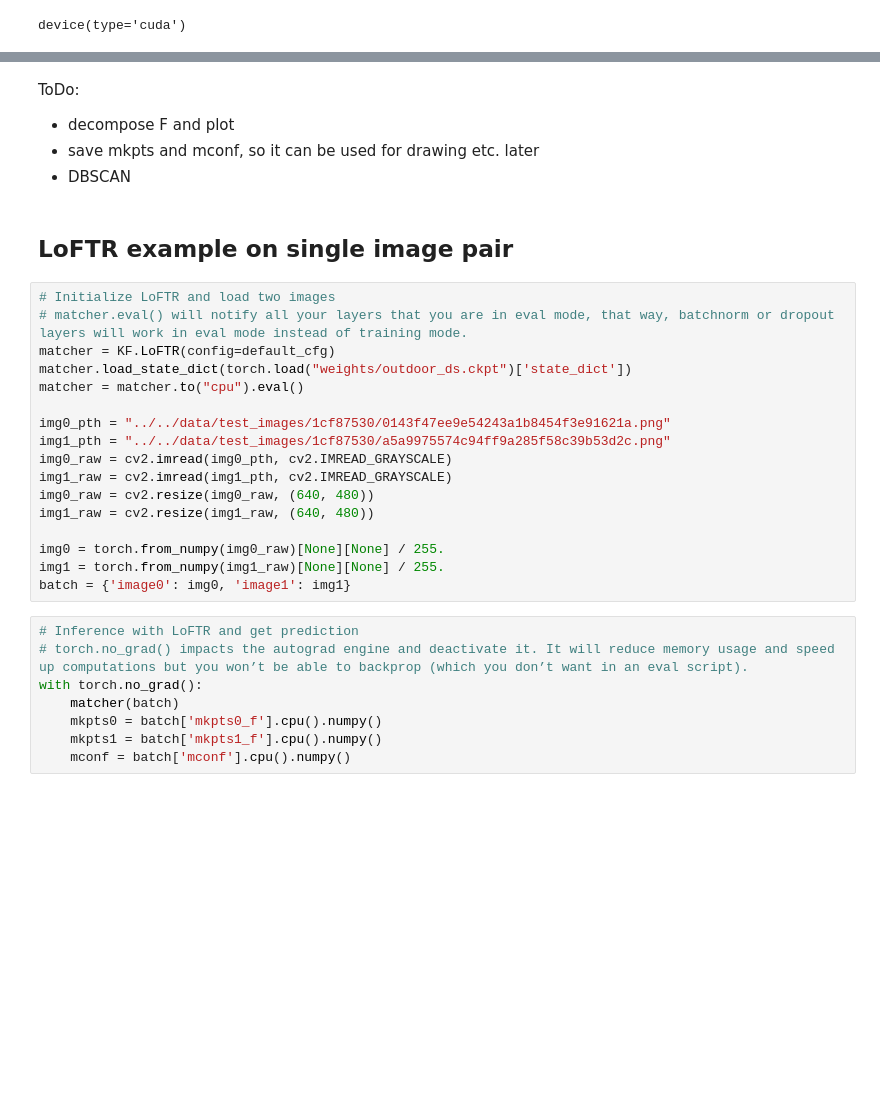
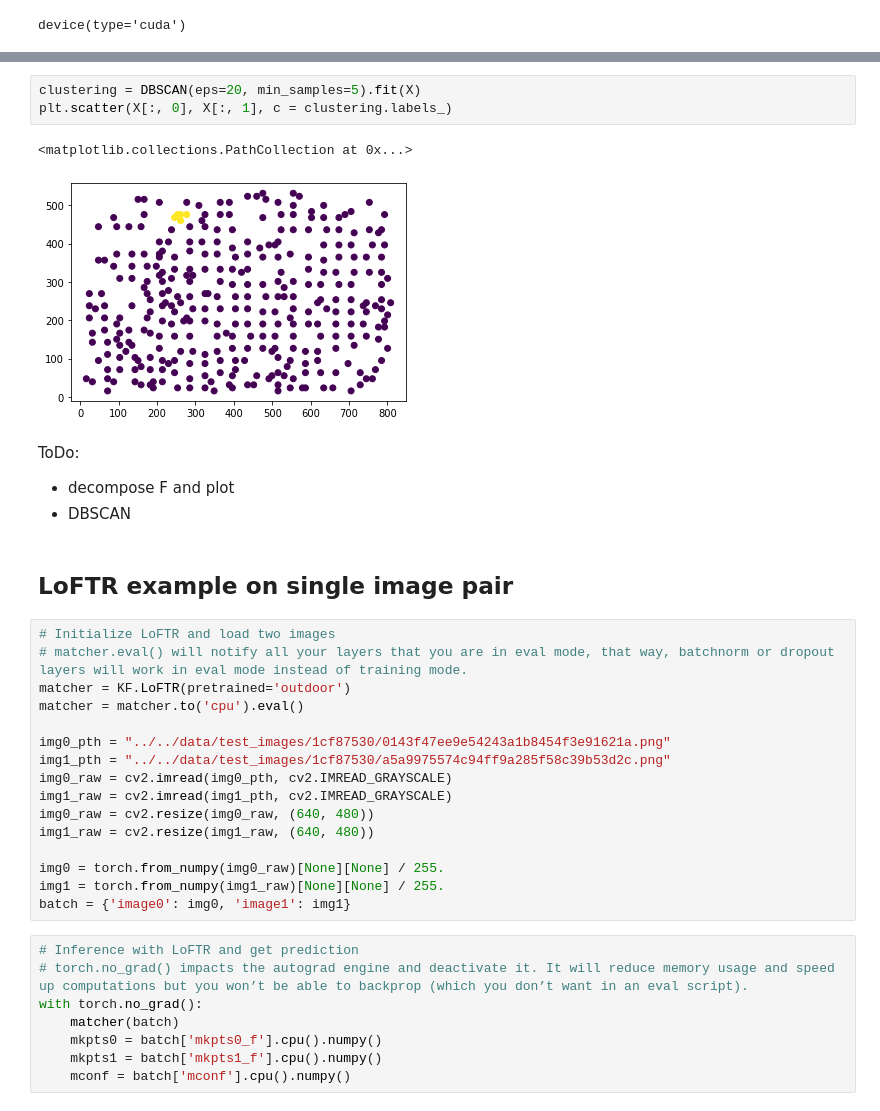
Before and after one commit to AFlockOfToasters/capstone-project-image-matching-challenge, a Jupyter notebook: models/LoFTR/LoFTR.ipynb, the cells around one changed output, grey strips where cells are left out. Saved outputs shown, nothing was run; the diff lists cells and outputs as text; blank space fills up the shorter version.

```diff
--- a/models/LoFTR/LoFTR.ipynb
+++ b/models/LoFTR/LoFTR.ipynb
@@ -132,16 +176,20 @@ mAA=0.20000 (n=10)
+# %%
+clustering = DBSCAN(eps=20, min_samples=5).fit(X)
+plt.scatter(X[:, 0], X[:, 1], c = clustering.labels_)
+# %% [output]
+<matplotlib.collections.PathCollection at 0x...>
+[figure, added]
 # %% [markdown]
 ToDo:
 - decompose F and plot
-- save mkpts and mconf, so it can be used for drawing etc. later
 - DBSCAN
 # %% [markdown]
 ## LoFTR example on single image pair
 # %%
 # Initialize LoFTR and load two images
 # matcher.eval() will notify all your layers that you are in eval mode, that way, batchnorm or dropout layers will work in eval mode instead of training mode.
-matcher = KF.LoFTR(config=default_cfg)
-matcher.load_state_dict(torch.load("weights/outdoor_ds.ckpt")['state_dict'])
-matcher = matcher.to("cpu").eval()
+matcher = KF.LoFTR(pretrained='outdoor')
+matcher = matcher.to('cpu').eval()
 
 img0_pth = "../../data/test_images/1cf87530/0143f47ee9e54243a1b8454f3e91621a.png"
 img1_pth = "../../data/test_images/1cf87530/a5a9975574c94ff9a285f58c39b53d2c.png"
```
Also changed, not shown: parts of 15 cells of this notebook.
